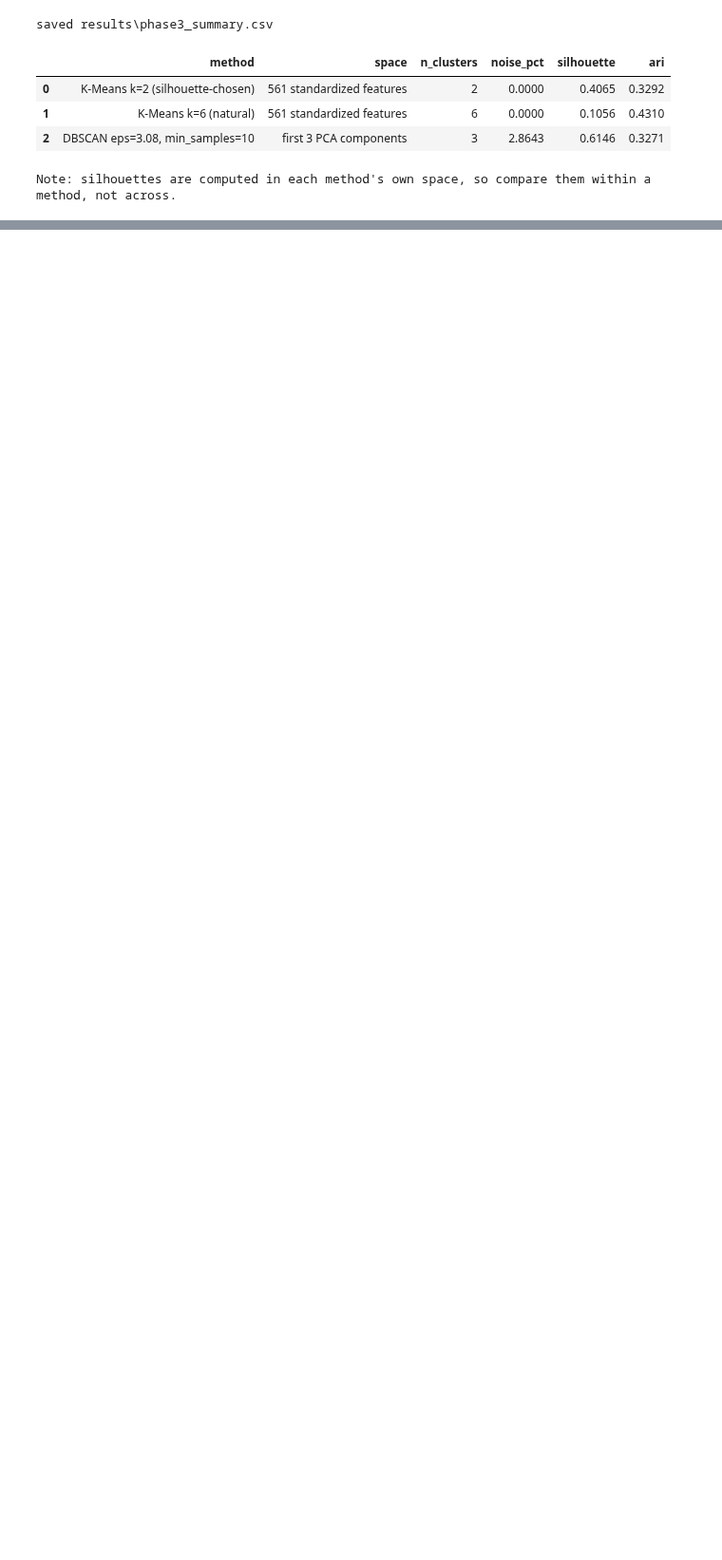
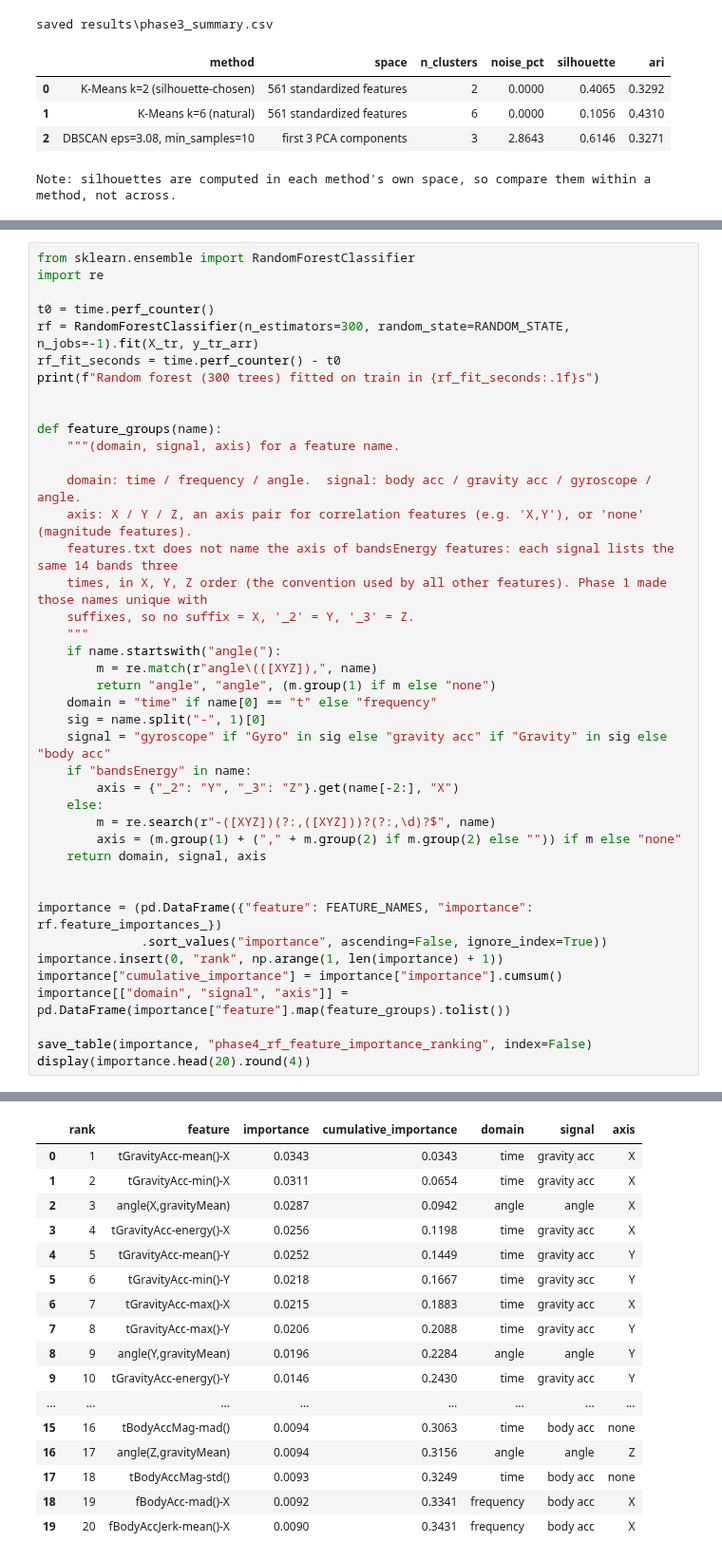
Before and after one commit to LUCIFER5671/har-feature-reduction, a Jupyter notebook: har_feature_reduction.ipynb, the cells around one changed output, grey strips where cells are left out. Shown at 95% size. Cells and saved outputs as stored; diff of their text form; blank space fills up the shorter version.

```diff
--- a/har_feature_reduction.ipynb
+++ b/har_feature_reduction.ipynb
@@ -779,0 +820,42 @@ Note: silhouettes are computed in each method's own space, so compare them withi
+# %%
+from sklearn.ensemble import RandomForestClassifier
+import re
+
+t0 = time.perf_counter()
+rf = RandomForestClassifier(n_estimators=300, random_state=RANDOM_STATE, n_jobs=-1).fit(X_tr, y_tr_arr)
+rf_fit_seconds = time.perf_counter() - t0
+print(f"Random forest (300 trees) fitted on train in {rf_fit_seconds:.1f}s")
+
+
+def feature_groups(name):
+    """(domain, signal, axis) for a feature name.
+
+    domain: time / frequency / angle.  signal: body acc / gravity acc / gyroscope / angle.
+    axis: X / Y / Z, an axis pair for correlation features (e.g. 'X,Y'), or 'none' (magnitude features).
+    features.txt does not name the axis of bandsEnergy features: each signal lists the same 14 bands three
+    times, in X, Y, Z order (the convention used by all other features). Phase 1 made those names unique with
+    suffixes, so no suffix = X, '_2' = Y, '_3' = Z.
+    """
+    if name.startswith("angle("):
+        m = re.match(r"angle\(([XYZ]),", name)
+        return "angle", "angle", (m.group(1) if m else "none")
+    domain = "time" if name[0] == "t" else "frequency"
+    sig = name.split("-", 1)[0]
+    signal = "gyroscope" if "Gyro" in sig else "gravity acc" if "Gravity" in sig else "body acc"
+    if "bandsEnergy" in name:
+        axis = {"_2": "Y", "_3": "Z"}.get(name[-2:], "X")
+    else:
+        m = re.search(r"-([XYZ])(?:,([XYZ]))?(?:,\d)?$", name)
+        axis = (m.group(1) + ("," + m.group(2) if m.group(2) else "")) if m else "none"
+    return domain, signal, axis
+
+
+importance = (pd.DataFrame({"feature": FEATURE_NAMES, "importance": rf.feature_importances_})
+              .sort_values("importance", ascending=False, ignore_index=True))
+importance.insert(0, "rank", np.arange(1, len(importance) + 1))
+importance["cumulative_importance"] = importance["importance"].cumsum()
+importance[["domain", "signal", "axis"]] = pd.DataFrame(importance["feature"].map(feature_groups).tolist())
+
+save_table(importance, "phase4_rf_feature_importance_ranking", index=False)
+display(importance.head(20).round(4))
+# %% [output]
@@ -779,0 +864,17 @@ Note: silhouettes are computed in each method's own space, so compare them withi
+|  | rank | feature | importance | cumulative_importance | domain | signal | axis |
+| 0 | 1 | tGravityAcc-mean()-X | 0.0343 | 0.0343 | time | gravity acc | X |
+| 1 | 2 | tGravityAcc-min()-X | 0.0311 | 0.0654 | time | gravity acc | X |
+| 2 | 3 | angle(X,gravityMean) | 0.0287 | 0.0942 | angle | angle | X |
+| 3 | 4 | tGravityAcc-energy()-X | 0.0256 | 0.1198 | time | gravity acc | X |
+| 4 | 5 | tGravityAcc-mean()-Y | 0.0252 | 0.1449 | time | gravity acc | Y |
+| 5 | 6 | tGravityAcc-min()-Y | 0.0218 | 0.1667 | time | gravity acc | Y |
+| 6 | 7 | tGravityAcc-max()-X | 0.0215 | 0.1883 | time | gravity acc | X |
+| 7 | 8 | tGravityAcc-max()-Y | 0.0206 | 0.2088 | time | gravity acc | Y |
+| 8 | 9 | angle(Y,gravityMean) | 0.0196 | 0.2284 | angle | angle | Y |
+| 9 | 10 | tGravityAcc-energy()-Y | 0.0146 | 0.2430 | time | gravity acc | Y |
+| ... | ... | ... | ... | ... | ... | ... | ... |
+| 15 | 16 | tBodyAccMag-mad() | 0.0094 | 0.3063 | time | body acc | none |
+| 16 | 17 | angle(Z,gravityMean) | 0.0094 | 0.3156 | angle | angle | Z |
+| 17 | 18 | tBodyAccMag-std() | 0.0093 | 0.3249 | time | body acc | none |
+| 18 | 19 | fBodyAcc-mad()-X | 0.0092 | 0.3341 | frequency | body acc | X |
+| 19 | 20 | fBodyAccJerk-mean()-X | 0.0090 | 0.3431 | frequency | body acc | X |
```
Also changed, not shown: parts of 15 cells of this notebook, 9 other files.
